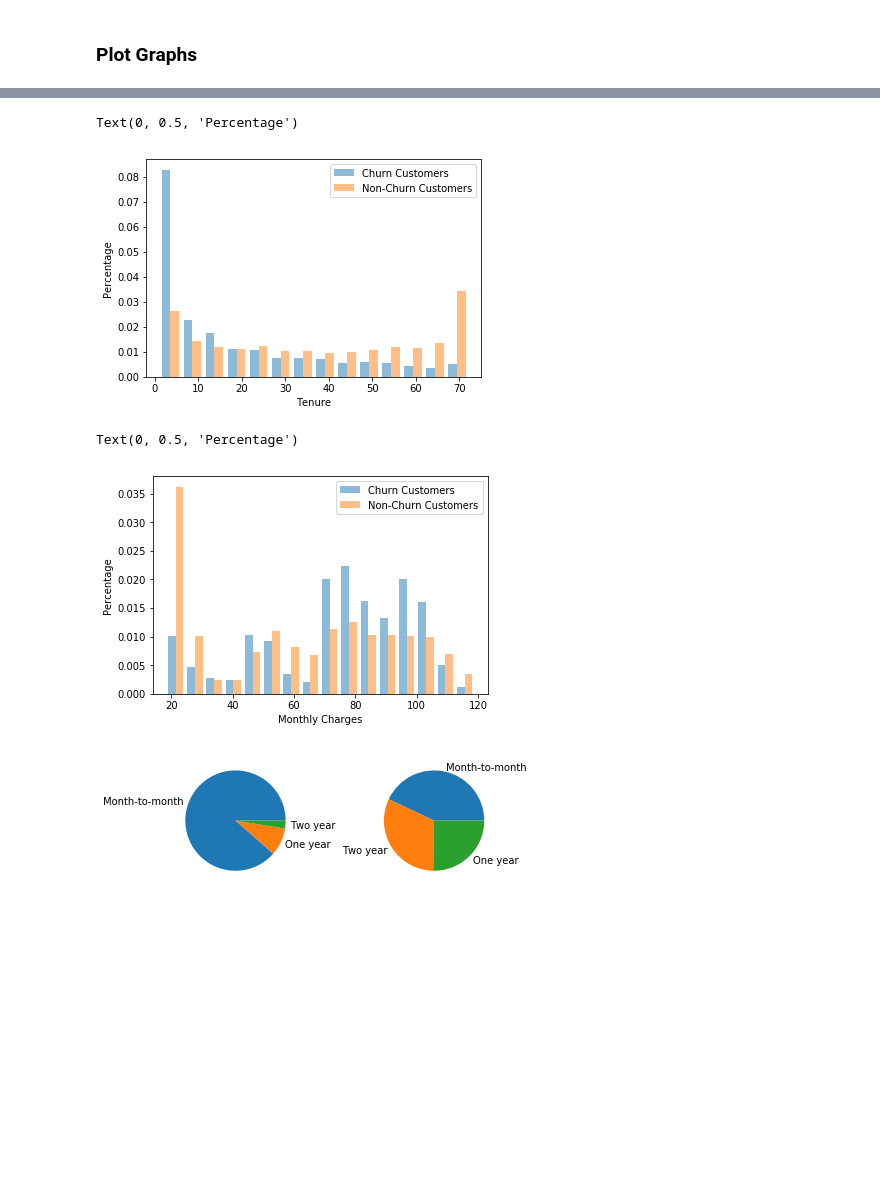
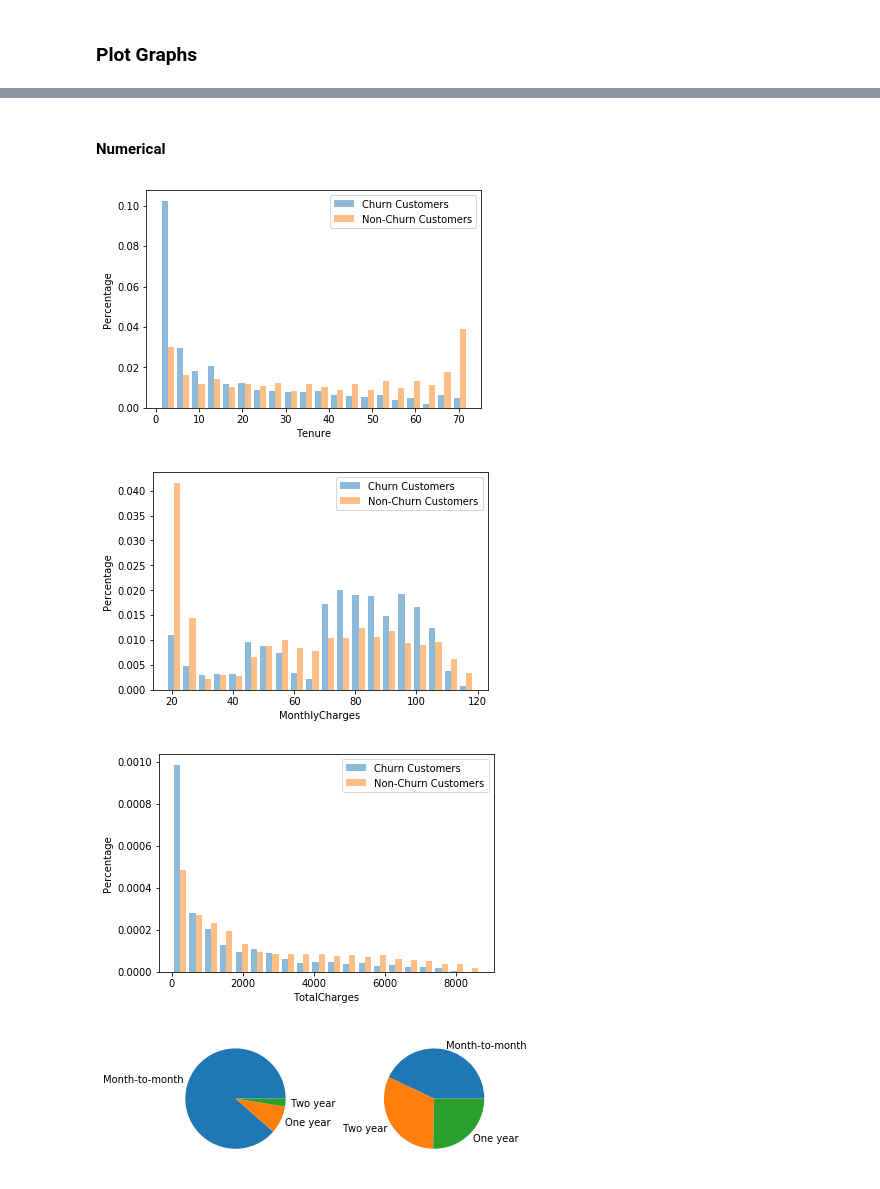
Before and after one commit to ctc316/telco-customer-churn, a Jupyter notebook: telco-customer-churn.ipynb, the cells around one changed output, grey strips where cells are left out. Cells and saved outputs as stored; diff of their text form; code cells hidden in the pictures; blank space fills up the shorter version.

```diff
--- a/telco-customer-churn.ipynb
+++ b/telco-customer-churn.ipynb
@@ -78,6 +86,8 @@ err_rows = pd.to_numeric(train_data['TotalCharges'], errors='coerce').isnull()
 err_idx = err_rows.index[err_rows == True]
 print("After:", err_idx, len(err_idx))
 
+
+train_data.reset_index(inplace=True)
 display(train_data)
 # %% [output]
 Before: Int64Index([488, 753, 936, 1082, 1340, 3331, 3826, 4380, 5218, 6670, 6754], dtype='int64') 11
@@ -165,6 +175,14 @@ One-hot encoded features: ['MultipleLines', 'InternetService', 'OnlineSecurity',
 # %%
 train_X_num = train_data[['tenure', 'MonthlyCharges']]
 train_X_num.insert(2, 'TotalCharges', train_data['TotalCharges'].astype(float))
+display(train_X_num)
+
+# for col in ['tenure', 'MonthlyCharges', 'TotalCharges']:
+#     train_X_num[col] = (train_X_num[col] - train_X_num[col].mean()) / train_X_num[col].std()
+#     train_X_num[col] = (train_X_num[col] - train_X_num[col].mean()) / (train_X_num[col].max() - train_X_num[col].min())
+
+train_X_num = pd.DataFrame(preprocessing.normalize(train_X_num, norm='l1', axis=1), columns=['tenure', 'MonthlyCharges', 'TotalCharges'])
+
 display(train_X_num)
 
 analysis = pd.DataFrame(columns=['col_name','mean', 'median', 'std dev', 'max', 'min'])
@@ -176,14 +194,8 @@ for col in train_X_num:
                      'max': train_X_num[col].max(),
                      'min': train_X_num[col].min()})
     analysis = analysis.append(row, ignore_index=True)
+
 display(analysis)
-
-
-
-display(train_X_num.sort_values(by='TotalCharges', ascending=False))
-
-
-plt.scatter(x=range(len(train_X_num)), y=train_X_num['TotalCharges'])
 # %% [output]
 |  | tenure | MonthlyCharges | TotalCharges |
 | 0 | 1 | 29.85 | 29.85 |
@@ -274,23 +290,21 @@ Index(['tenure', 'MonthlyCharges', 'TotalCharges', 'gender', 'SeniorCitizen',
 # %%
 churn = train_data[train_data['Churn'] == 'Yes']
 non_churn = train_data[train_data['Churn'] == 'No']
-
 names = ['Churn Customers', 'Non-Churn Customers']
-plt.hist([churn['tenure'],non_churn['tenure']], bins=(int(non_churn['tenure'].max()/5)), density=True, alpha=0.5, label=names)
-plt.legend(loc='upper right')
-plt.xlabel('Tenure')
-plt.ylabel('Percentage')
-# %% [output]
-Text(0, 0.5, 'Percentage')
-[figure, removed]
+# %% [markdown]
+#### Numerical
 # %%
-plt.hist([churn['MonthlyCharges'],non_churn['MonthlyCharges']], bins=(int(non_churn['MonthlyCharges'].max()/7)), density=True, alpha=0.5, label=names)
-plt.legend(loc='upper right')
-plt.xlabel('Monthly Charges')
-plt.ylabel('Percentage')
+for col in ['tenure', 'MonthlyCharges', 'TotalCharges']:
+    plt.figure()
+    plt.hist([churn[col].astype(float), non_churn[col].astype(float)], bins=20, density=True, alpha=0.5, label=names)
+    plt.legend(loc='upper right')
+    plt.xlabel(col[0].upper() + col[1:])
+    plt.ylabel('Percentage')
+    plt.show()
 # %% [output]
-Text(0, 0.5, 'Percentage')
-[figure, old version]
+[figure, new version]
+[figure, added]
+[figure, added]
 # %%
 fig, (ax1, ax2) = plt.subplots(1,2)
 
```
Also changed, not shown: parts of 16 cells of this notebook.
